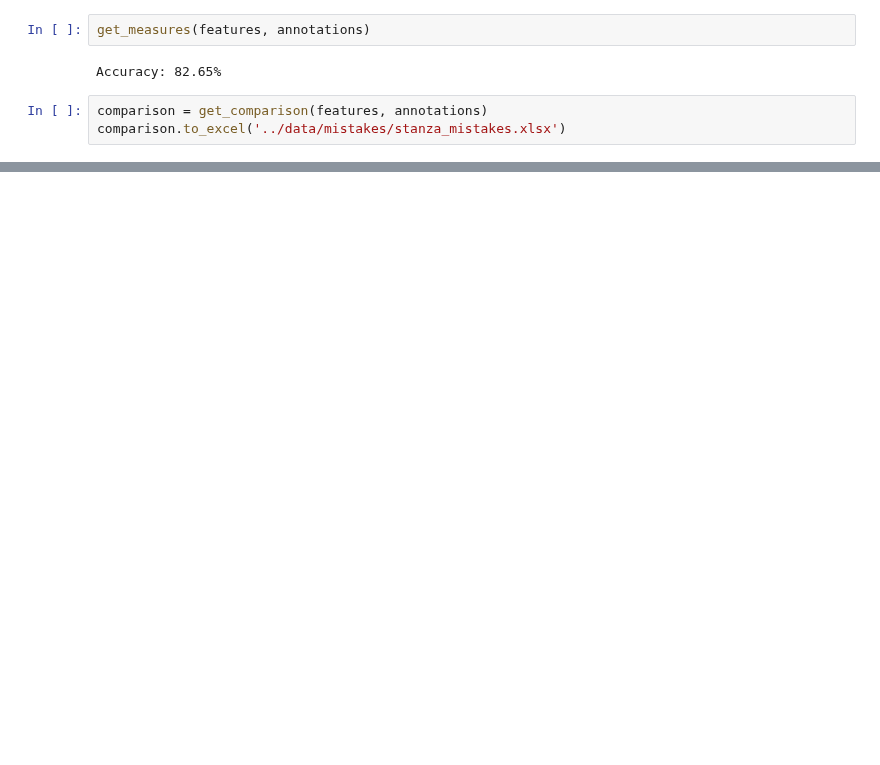
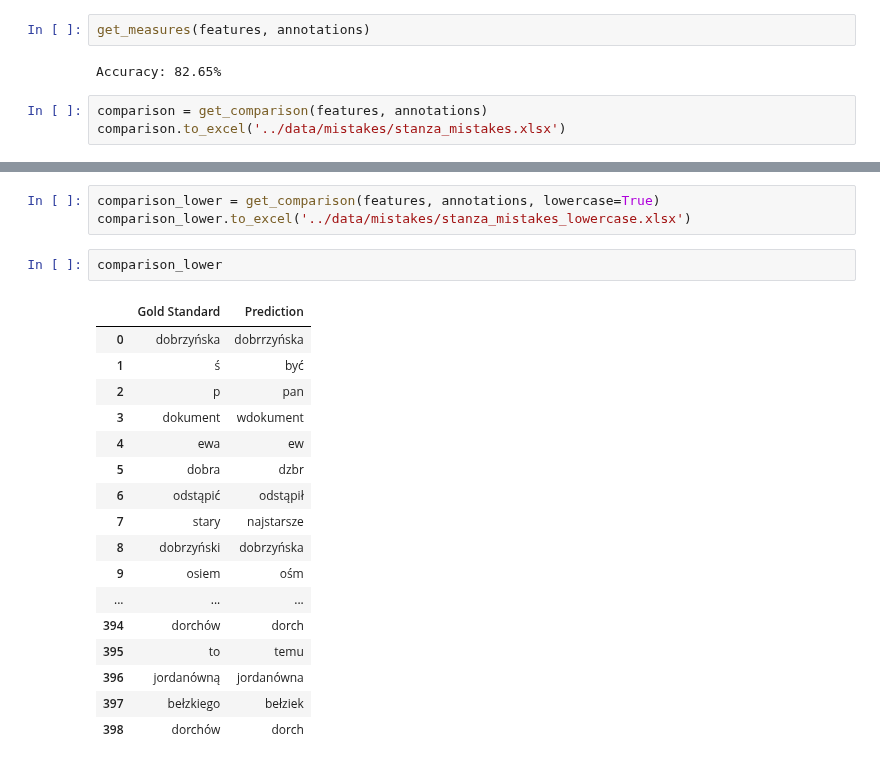
Before and after one commit to Turtilla/swe-ma-thesis, a Jupyter notebook: code/stanza-lemmatizer-evaluation.ipynb, the cells around one changed output, grey strips where cells are left out. Cells and saved outputs as stored; diff of their text form; blank space fills up the shorter version.

```diff
--- a/code/stanza-lemmatizer-evaluation.ipynb
+++ b/code/stanza-lemmatizer-evaluation.ipynb
@@ -174,0 +187,23 @@ comparison
+# %%
+comparison_lower = get_comparison(features, annotations, lowercase=True)
+comparison_lower.to_excel('../data/mistakes/stanza_mistakes_lowercase.xlsx')
+# %%
+comparison_lower
+# %% [output]
+|  | Gold Standard | Prediction |
+| 0 | dobrzyńska | dobrrzyńska |
+| 1 | ś | być |
+| 2 | p | pan |
+| 3 | dokument | wdokument |
+| 4 | ewa | ew |
+| 5 | dobra | dzbr |
+| 6 | odstąpić | odstąpił |
+| 7 | stary | najstarsze |
+| 8 | dobrzyński | dobrzyńska |
+| 9 | osiem | ośm |
+| ... | ... | ... |
+| 394 | dorchów | dorch |
+| 395 | to | temu |
+| 396 | jordanówną | jordanówna |
+| 397 | bełzkiego | bełziek |
+| 398 | dorchów | dorch |
```
Also changed, not shown: parts of 5 cells of this notebook.
